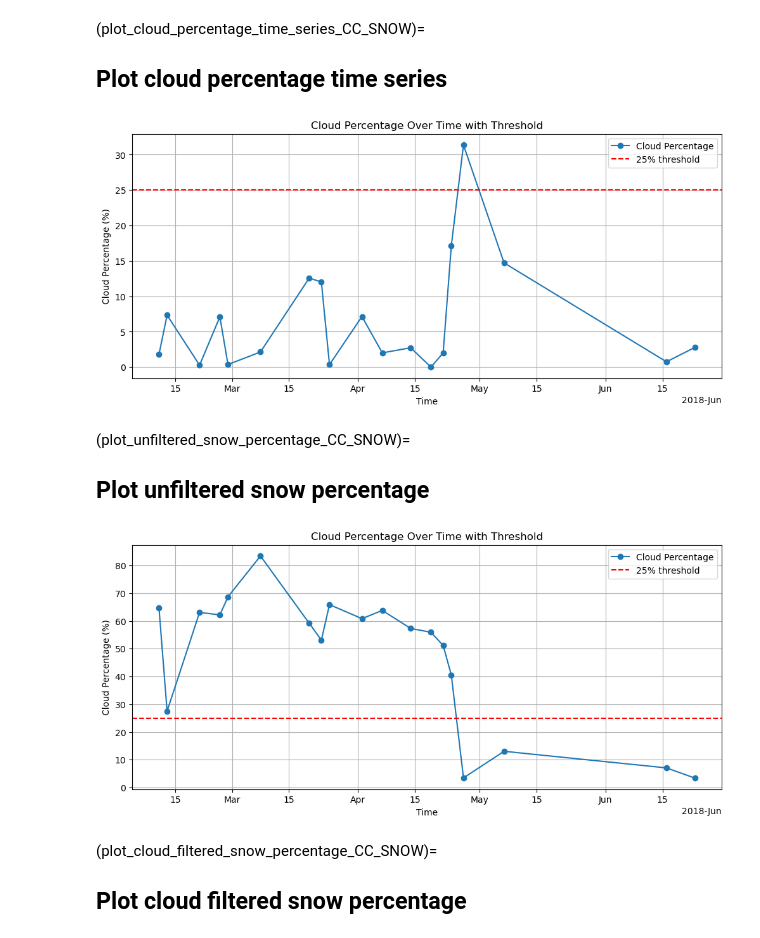
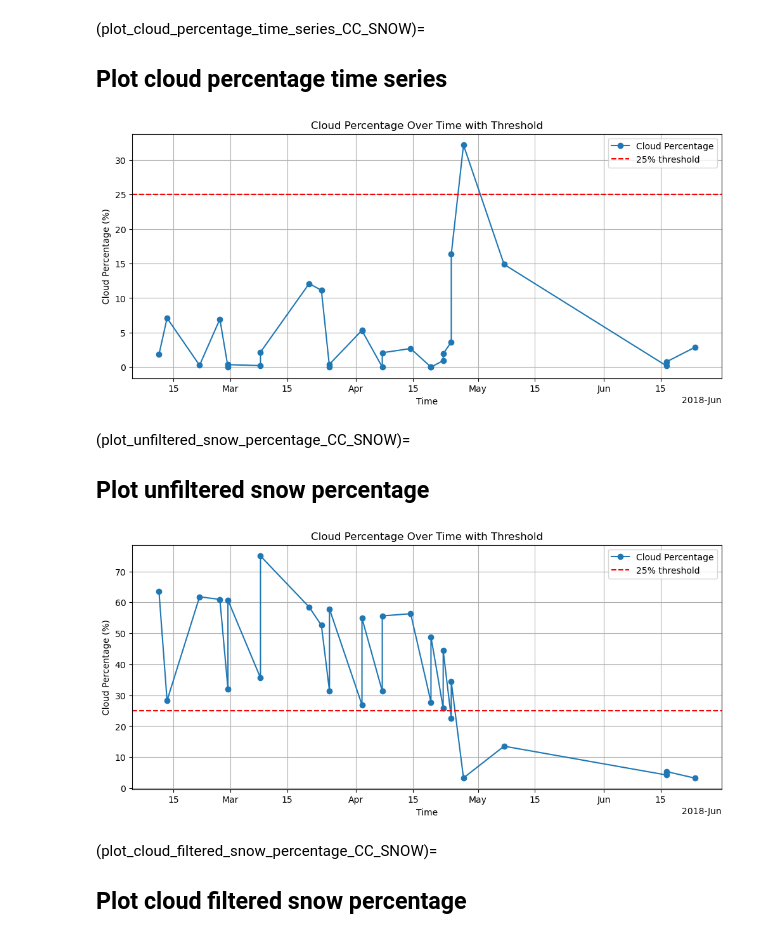
Before and after one commit to tinaok/eopf-sample-notebooks, a Jupyter notebook: notebooks/Sentinel-2/cc_snow_exercise_3.1.ipynb, the cells around one changed output. Cells and saved outputs as stored; diff of their text form; code cells hidden in the pictures.

```diff
--- a/notebooks/Sentinel-2/cc_snow_exercise_3.1.ipynb
+++ b/notebooks/Sentinel-2/cc_snow_exercise_3.1.ipynb
@@ -300,9 +321,7 @@ The Normalized Difference Snow Index (NDSI) is computed as:
   </mfrac>
 </math>
 # %%
-ndsi = (b03_clipped["b03"] - b11_clipped["b11"]) / (
-    b03_clipped["b03"] + b11_clipped["b11"]
-)
+ndsi = (datacube["b03"] - datacube["b11"]) / (datacube["b03"] + datacube["b11"])
 ndsi = ndsi.rename("ndsi")
 ndsi
 # %% [output]
@@ -384,7 +403,7 @@ Attributes: (0)
 
 Using the SCL band from Sentinel-2, we create a cloud mask to filter out cloudy pixels from our snow map.
 # %%
-cloud_mask = scl_clipped["scl"].isin([3, 8, 9])
+cloud_mask = datacube["scl"].isin([3, 8, 9])
 snowmap_cloudfree = snow_dataset["snow_map"].where(~cloud_mask, 2)
 snow_dataset = xr.Dataset(
     {"ndsi": ndsi, "snow_map": snowmap_binary, "snow_map_cloudfree": snowmap_cloudfree}
@@ -502,6 +521,11 @@ Timesteps with <25% clouds: 19
 cloud_percent = catchment_stats["cloud_percentage"].compute()
 
 plt.figure(figsize=(12, 5))
+
+cloud_percent = cloud_percent.assign_coords(
+    time=pd.to_datetime(cloud_percent.time.astype("int64"))
+)
+
 cloud_percent.plot(marker="o", label="Cloud Percentage")
 
 plt.axhline(y=25, color="r", linestyle="--", label="25% threshold")
@@ -514,27 +538,32 @@ plt.grid(True)
 
 plt.show()
 # %% [output]
-[figure, old version]
+[figure, new version]
 # %% [markdown]
 (plot_unfiltered_snow_percentage_CC_SNOW)=
 ## Plot unfiltered snow percentage
 # %%
 snow_percentage = catchment_stats["snow_percentage"].compute()
 
 plt.figure(figsize=(12, 5))
+
+snow_percentage = snow_percentage.assign_coords(
+    time=pd.to_datetime(snow_percentage.time.astype("int64"))
+)
+
 snow_percentage.plot(marker="o", label="Cloud Percentage")
 
 plt.axhline(y=25, color="r", linestyle="--", label="25% threshold")
 
 plt.title("Cloud Percentage Over Time with Threshold")
 plt.ylabel("Cloud Percentage (%)")
 plt.xlabel("Time")
 plt.legend()
 plt.grid(True)
 
 plt.show()
 # %% [output]
-[figure, old version]
+[figure, new version]
 # %% [markdown]
 (plot_cloud_filtered_snow_percentage_CC_SNOW)=
 ## Plot cloud filtered snow percentage
```
Also changed, not shown: parts of 18 cells of this notebook.
